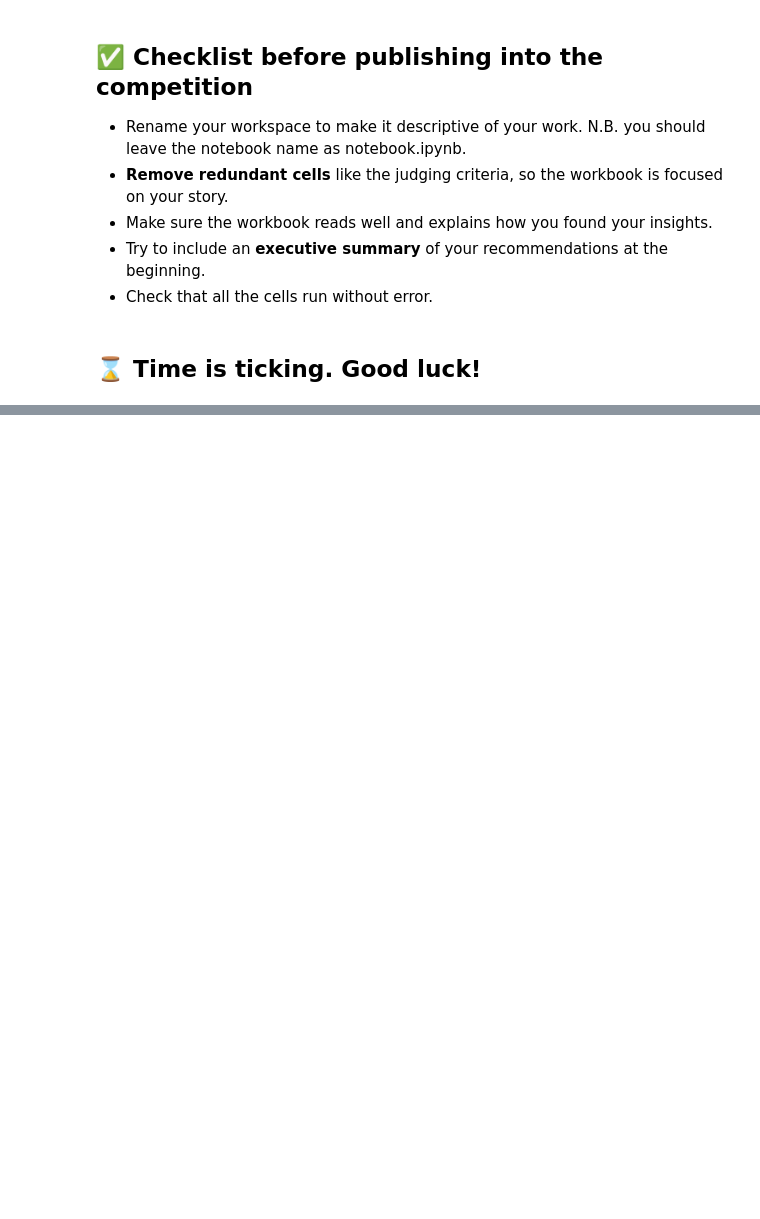
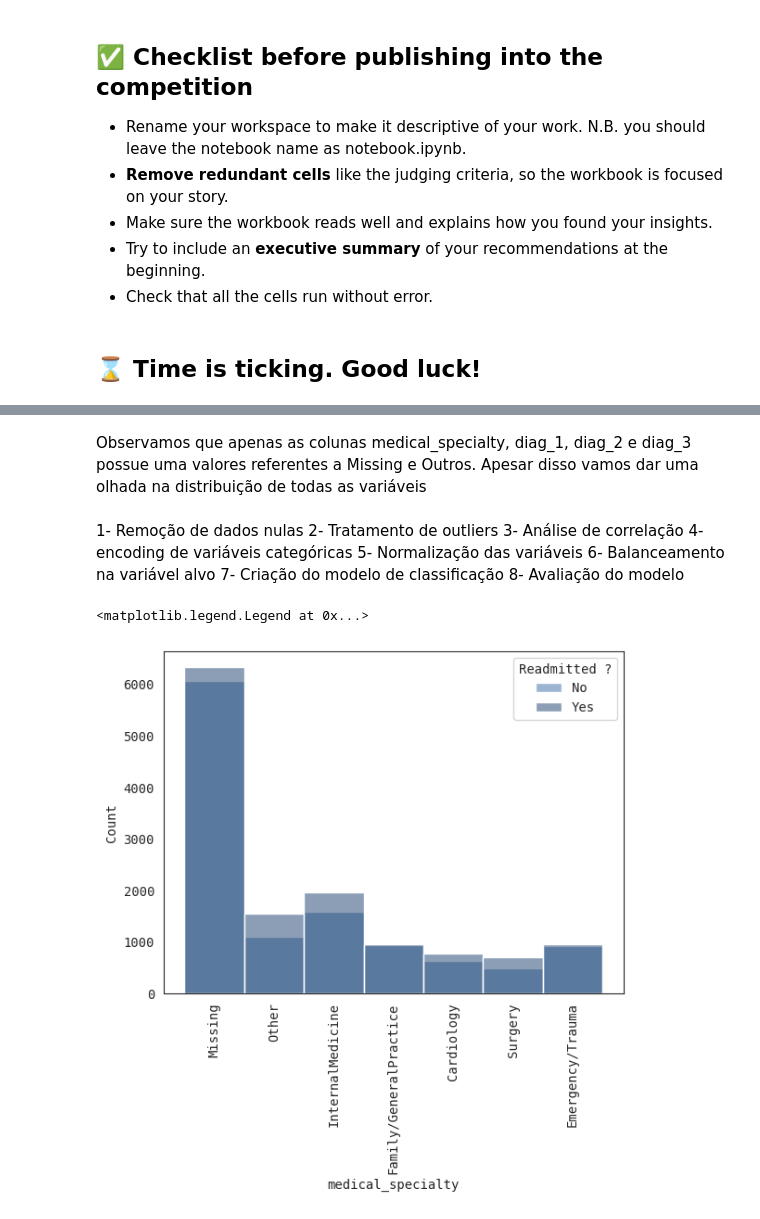
Before and after one commit to andreggalvao/hospitals_readmissions, a Jupyter notebook: hosp_readmissions.ipynb, the cells around one changed output, grey strips where cells are left out. Saved outputs shown, nothing was run; the diff lists cells and outputs as text; code cells hidden in the pictures; blank space fills up the shorter version.

```diff
--- a/hosp_readmissions.ipynb
+++ b/hosp_readmissions.ipynb
@@ -67,0 +90,4 @@ Create a report that covers the following:
+# %%
+# Get data
+dados = pd.read_csv('hospital_readmissions.csv')
+dados.head()
@@ -67,0 +165,33 @@ Create a report that covers the following:
+# %% [markdown]
+Observamos que apenas as colunas medical_specialty, diag_1, diag_2 e diag_3 possue uma valores referentes a Missing e Outros. Apesar disso vamos dar uma olhada na distribuição de todas as variáveis
+# %% [markdown]
+1- Remoção de dados nulas
+2- Tratamento de outliers
+3- Análise de correlação
+4- encoding de variáveis categóricas
+5- Normalização das variáveis
+6- Balanceamento na variável alvo
+7- Criação do modelo de classificação
+8- Avaliação do modelo
+# %%
+# Lets "save" info and transform categorical into numerical information
+
+# For age
+dic = {'[40-50)' : 0 ,
+        '[50-60)' : 1,
+        '[60-70)' : 2,
+        '[70-80)' : 3,
+        '[80-90)' : 4,
+        '[90-100)': 5,
+        'no' : 0 ,
+        'normal' : 1,
+        'high' : 2,
+        'yes': 1}
+dados = dados.replace(dic)
+# %%
+sns.histplot(data = dados, x = 'medical_specialty', hue = 'readmitted')
+plt.xticks(rotation=90)
+plt.legend(title='Readmitted ?', loc='upper right', labels=['No', 'Yes'])
+# %% [output]
+<matplotlib.legend.Legend at 0x...>
+[figure, added]
```
Also changed, not shown: parts of 12 cells of this notebook, 3 other files.
